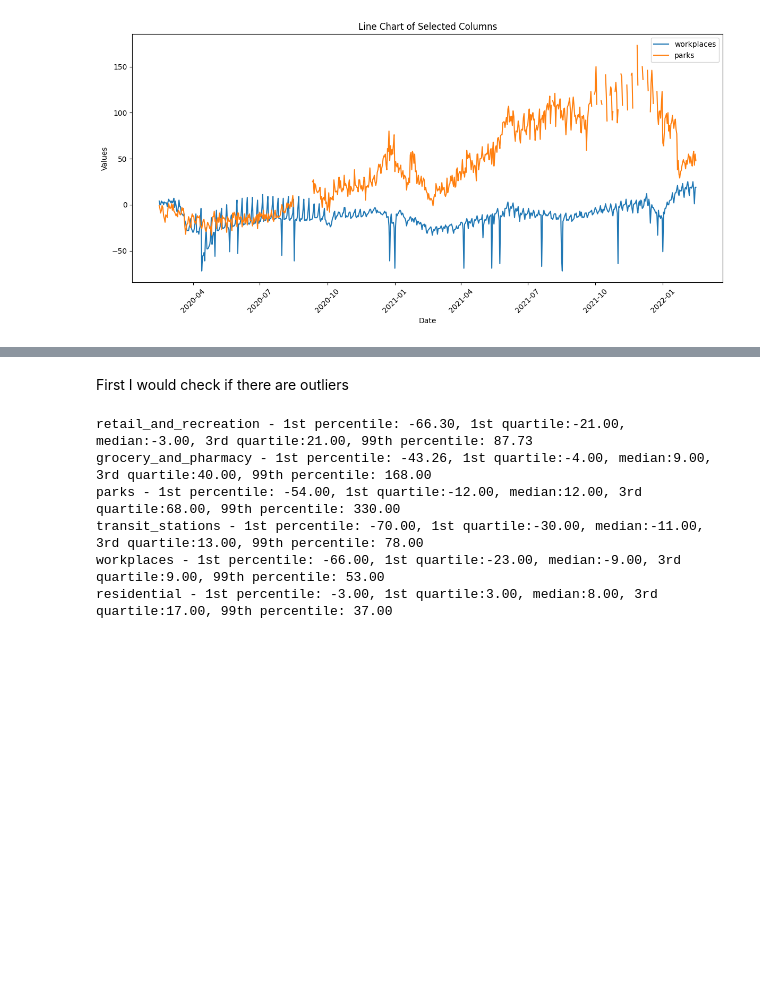
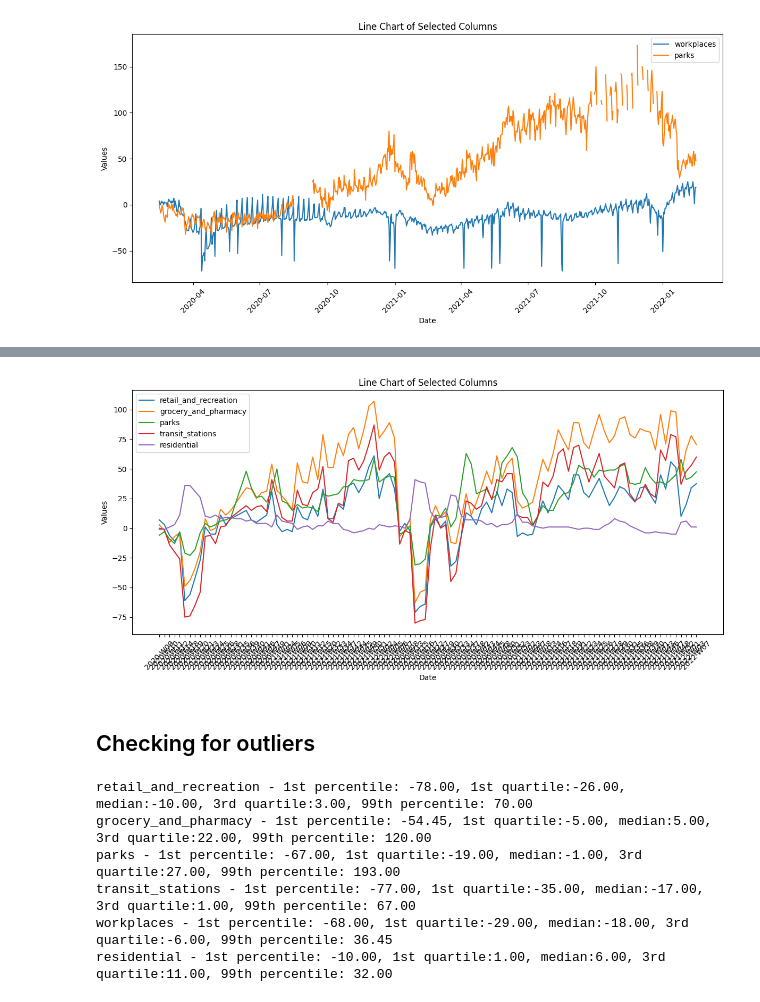
Before and after one commit to biogear13/country-factors-mobility, a Jupyter notebook: data_cleaning_and_feature_selection.ipynb, the cells around one changed output, grey strips where cells are left out. Saved outputs shown, nothing was run; the diff lists cells and outputs as text; code cells hidden in the pictures; blank space fills up the shorter version.

Commit message:
Up to manageing outliers

```diff
--- a/data_cleaning_and_feature_selection.ipynb
+++ b/data_cleaning_and_feature_selection.ipynb
@@ -1023,5 +1266,11 @@ It seems that Gabon and Vietnam have features that have more than 10% missing I
+# %%
+# Check Botswana
+country_to_check = interpolated_mobility_data[interpolated_mobility_data['Code'] == 'BWA']
+graph_columns(country_to_check, 'year_and_week', ['retail_and_recreation', 'grocery_and_pharmacy', 'parks', 'transit_stations', 'residential'], "line")
+# %% [output]
+[figure, added]
 # %% [markdown]
-First I would check if there are outliers
+## Checking for outliers
 # %%
 # Check for extreme values in mobility variables
 mobility_cols = [
@@ -1035,17 +1284,17 @@ mobility_cols = [
 
 # Compute quantiles for outlier detection
 for col in mobility_cols:
-    quantiles = filtered_mobility[col].quantile([0.01, 0.25, 0.50, 0.75, 0.99]).compute()
+    quantiles = interpolated_mobility_data[col].quantile([0.01, 0.25, 0.50, 0.75, 0.99])
     print(f"{col} - 1st percentile: {quantiles[0.01]:.2f}, 1st quartile:{quantiles[0.25]:0.2f}, median:{quantiles[0.50]:0.2f}, 3rd quartile:{quantiles[0.75]:0.2f}, 99th percentile: {quantiles[0.99]:.2f}")
 
     # Winsorize extreme values or set reasonable bounds
     # Mobility changes rarely exceed ±100%
     #filtered_mobility[col] = filtered_mobility[col].clip(lower=-100, upper=100)
 # %% [output]
-retail_and_recreation - 1st percentile: -66.30, 1st quartile:-21.00, median:-3.00, 3rd quartile:21.00, 99th percentile: 87.73
-grocery_and_pharmacy - 1st percentile: -43.26, 1st quartile:-4.00, median:9.00, 3rd quartile:40.00, 99th percentile: 168.00
-parks - 1st percentile: -54.00, 1st quartile:-12.00, median:12.00, 3rd quartile:68.00, 99th percentile: 330.00
-transit_stations - 1st percentile: -70.00, 1st quartile:-30.00, median:-11.00, 3rd quartile:13.00, 99th percentile: 78.00
-workplaces - 1st percentile: -66.00, 1st quartile:-23.00, median:-9.00, 3rd quartile:9.00, 99th percentile: 53.00
-residential - 1st percentile: -3.00, 1st quartile:3.00, median:8.00, 3rd quartile:17.00, 99th percentile: 37.00
+retail_and_recreation - 1st percentile: -78.00, 1st quartile:-26.00, median:-10.00, 3rd quartile:3.00, 99th percentile: 70.00
+grocery_and_pharmacy - 1st percentile: -54.45, 1st quartile:-5.00, median:5.00, 3rd quartile:22.00, 99th percentile: 120.00
+parks - 1st percentile: -67.00, 1st quartile:-19.00, median:-1.00, 3rd quartile:27.00, 99th percentile: 193.00
+transit_stations - 1st percentile: -77.00, 1st quartile:-35.00, median:-17.00, 3rd quartile:1.00, 99th percentile: 67.00
+workplaces - 1st percentile: -68.00, 1st quartile:-29.00, median:-18.00, 3rd quartile:-6.00, 99th percentile: 36.45
+residential - 1st percentile: -10.00, 1st quartile:1.00, median:6.00, 3rd quartile:11.00, 99th percentile: 32.00
 # %%
```
Also changed, not shown: parts of 25 cells of this notebook.
